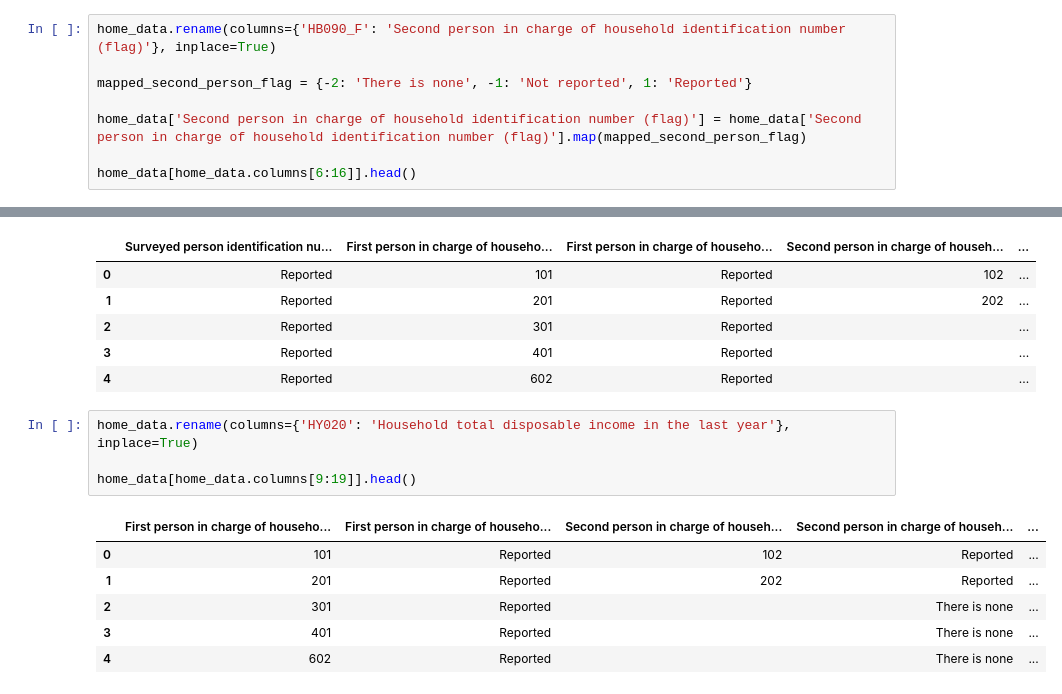
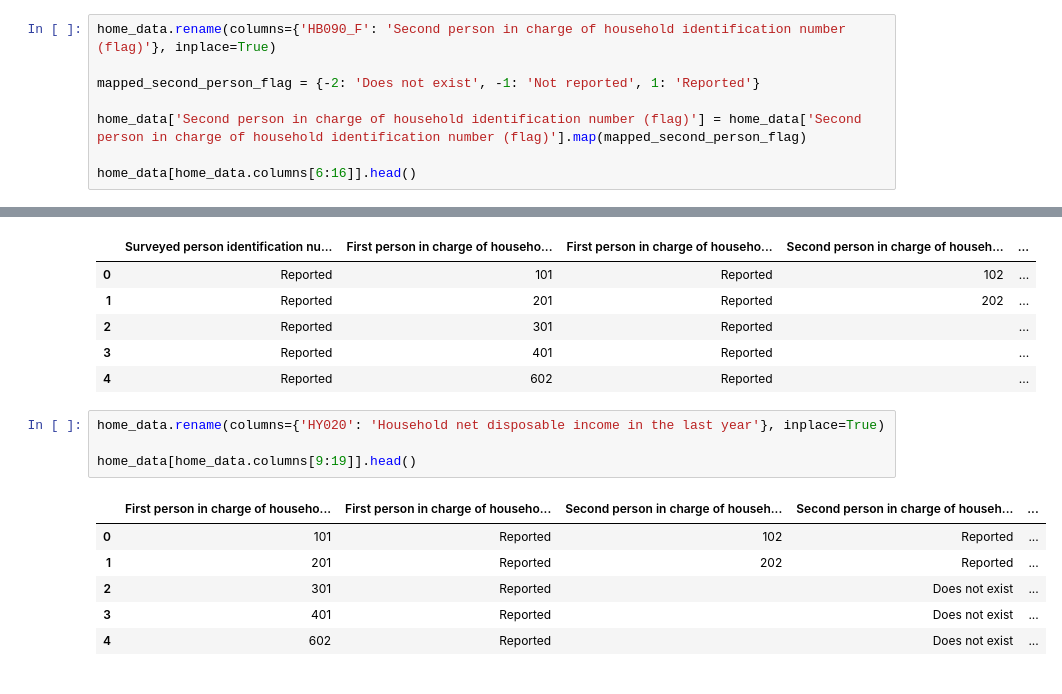
Before and after one commit to davidvalerosancho/Multidimensional-Poverty-Predictor, a Jupyter notebook: Cleaning/households_data.ipynb, the cells around one changed output, grey strips where cells are left out. Saved outputs shown, nothing was run; the diff lists cells and outputs as text.

```diff
--- a/Cleaning/households_data.ipynb
+++ b/Cleaning/households_data.ipynb
@@ -161,7 +161,7 @@ home_data[home_data.columns[5:15]].head()
 # %%
 home_data.rename(columns={'HB090_F': 'Second person in charge of household identification number (flag)'}, inplace=True)
 
-mapped_second_person_flag = {-2: 'There is none', -1: 'Not reported', 1: 'Reported'}
+mapped_second_person_flag = {-2: 'Does not exist', -1: 'Not reported', 1: 'Reported'}
 
 home_data['Second person in charge of household identification number (flag)'] = home_data['Second person in charge of household identification number (flag)'].map(mapped_second_person_flag)
 
@@ -200,14 +200,14 @@ home_data[home_data.columns[8:18]].head()
 | 3 | Reported | 401 | Reported |  | ... |
 | 4 | Reported | 602 | Reported |  | ... |
 # %%
-home_data.rename(columns={'HY020': 'Household total disposable income in the last year'}, inplace=True)
+home_data.rename(columns={'HY020': 'Household net disposable income in the last year'}, inplace=True)
 
 home_data[home_data.columns[9:19]].head()
 # %% [output]
 |  | First person in charge of househo... | First person in charge of househo... | Second person in charge of househ... | Second person in charge of househ... | ... |
 | 0 | 101 | Reported | 102 | Reported | ... |
 | 1 | 201 | Reported | 202 | Reported | ... |
-| 2 | 301 | Reported |  | There is none | ... |
-| 3 | 401 | Reported |  | There is none | ... |
-| 4 | 602 | Reported |  | There is none | ... |
+| 2 | 301 | Reported |  | Does not exist | ... |
+| 3 | 401 | Reported |  | Does not exist | ... |
+| 4 | 602 | Reported |  | Does not exist | ... |
 # %%
```
Also changed, not shown: parts of 134 cells of this notebook.
